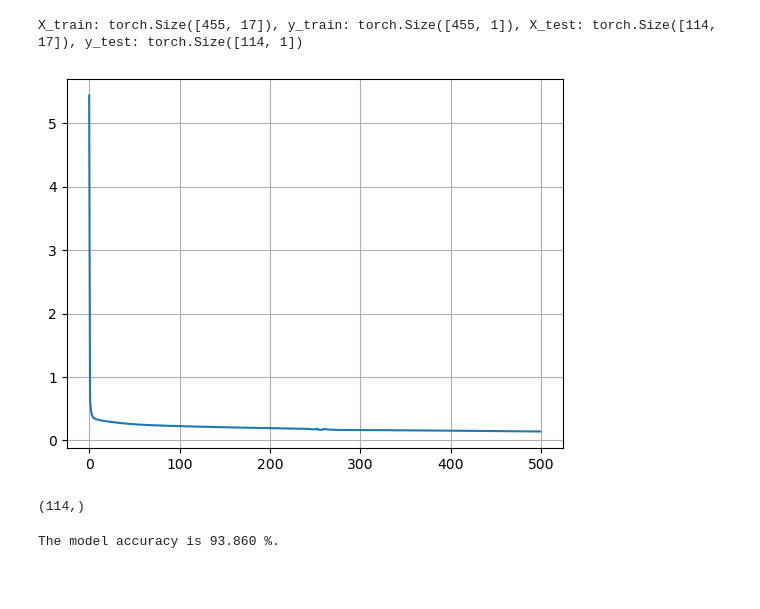
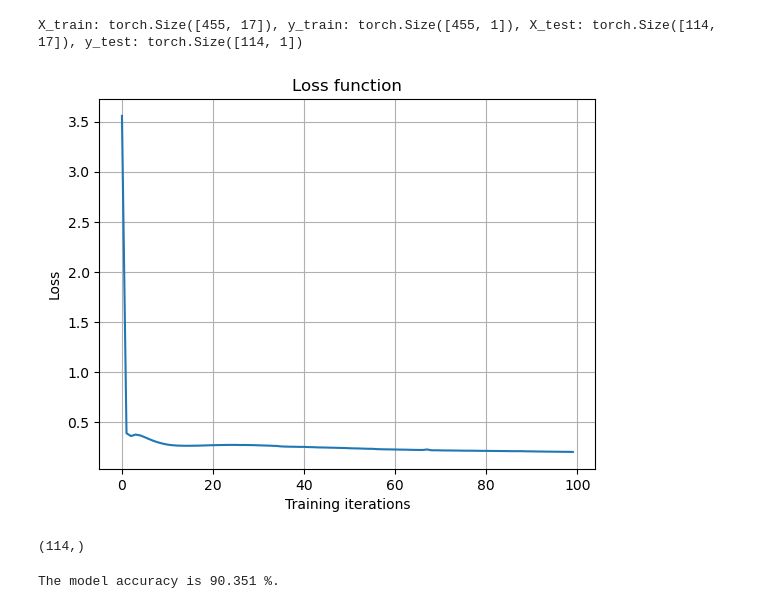
Before and after one commit to mwaterman09/Data_Analysis, a Jupyter notebook: Cancer Classification.ipynb, the cells around one changed output. Saved outputs shown, nothing was run; the diff lists cells and outputs as text; code cells hidden in the pictures; blank space fills up the shorter version.

```diff
--- a/Cancer Classification.ipynb
+++ b/Cancer Classification.ipynb
@@ -89,9 +89,9 @@ X_train: torch.Size([455, 17]), y_train: torch.Size([455, 1]), X_test: torch.Siz
 # assign number of samples and features for model input
 n_samples, n_features = X_train.shape
 # %%
-# define size of the network - more hidden neurons is called a 'wider' model, more layers is called 'deeper'
+# define size of the network
 input_size = n_features
-hidden_size = 3
+hidden_size = 10
 output_size = 1
 # %%
 # create model class
@@ -101,17 +101,23 @@ class CancerModel(nn.Module):
 
         # define layers
         self.layer_1 = nn.Linear(input_size, hidden_size)
-        self.relu = nn.ReLU()
+        self.relu_1 = nn.ReLU()
 
-        self.layer_2 = nn.Linear(hidden_size, output_size)
+        self.layer_2 = nn.Linear(hidden_size, hidden_size)
+        self.relu_2 = nn.ReLU()
+
+        self.layer_3 = nn.Linear(hidden_size, output_size)
         self.sigmoid = nn.Sigmoid()
 
     # define forward pass
     def forward(self, x):
         x = self.layer_1(x)
-        x = self.relu(x)
+        x = self.relu_1(x)
 
         x = self.layer_2(x)
+        x = self.relu_2(x)
+
+        x = self.layer_3(x)
         yhat = self.sigmoid(x)
 
 
@@ -125,7 +131,7 @@ criterion = nn.BCELoss() # binary cross entropy loss
 optimizer = torch.optim.Adam(model.parameters(), lr = 0.001)
 # %%
 # training loop
-epochs = 500
+epochs = 100
 total_loss = []
 
 # outer loop repeats training process
@@ -150,11 +156,14 @@ for epoch in range(epochs):
 # %%
 # loss function
 x_line = range(epochs)
 plt.plot(x_line, total_loss)
+plt.title("Loss function")
+plt.xlabel('Training iterations')
+plt.ylabel('Loss')
 plt.grid()
 plt.show()
 # %% [output]
-[figure, old version]
+[figure, new version]
 # %%
 # make predictions
 prediction = model(X_test).detach().numpy()
@@ -176,4 +185,4 @@ for x, y in zip(prediction, y_test):
 accuracy = (n_correct/len(y_test))*100
 print(f'The model accuracy is {accuracy:.3f} %.')
 # %% [output]
-The model accuracy is 93.860 %.
+The model accuracy is 90.351 %.
```
Also changed, not shown: parts of 3 cells of this notebook, 1 other file.
